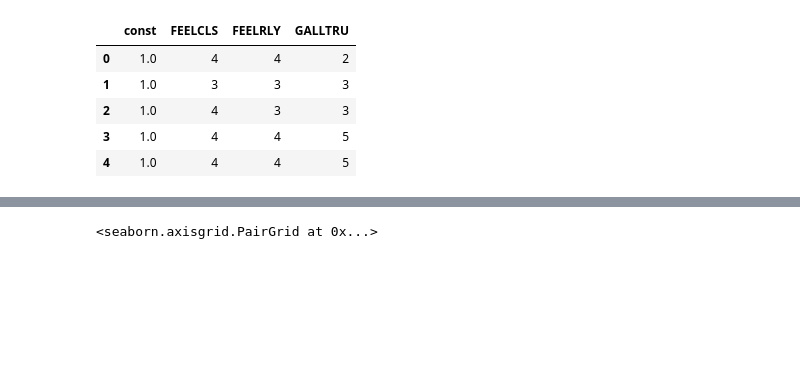
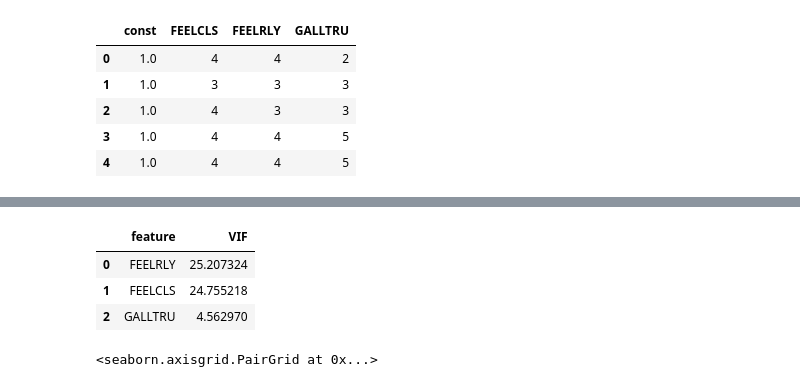
Before and after one commit to Steph-Raider/Economics2020, a Jupyter notebook: FEELTRU_analysis.ipynb, the cells around one changed output, grey strips where cells are left out. Saved outputs shown, nothing was run; the diff lists cells and outputs as text; code cells hidden in the pictures; blank space fills up the shorter version.

```diff
--- a/FEELTRU_analysis.ipynb
+++ b/FEELTRU_analysis.ipynb
@@ -96,6 +96,20 @@ OLS Regression Results
 | Kurtosis: | 2.873 | Cond. No. | 41.0 |
 Notes:
 [1] Standard Errors assume that the covariance matrix of the errors is correctly specified.
+# %%
+df = df[~df.isin([np.nan, np.inf, -np.inf]).any(1)]
+# %%
+X_variables = df[['FEELRLY','FEELCLS','GALLTRU']]
+# %%
+vif_data = pd.DataFrame()
+vif_data["feature"] = X_variables.columns
+vif_data["VIF"] = [variance_inflation_factor(X_variables.values, i) for i in range(len(X_variables.columns))]
+vif_data
+# %% [output]
+|  | feature | VIF |
+| 0 | FEELRLY | 25.207324 |
+| 1 | FEELCLS | 24.755218 |
+| 2 | GALLTRU | 4.562970 |
 # %%
 sns.pairplot(df)
 # %% [output]
```
Also changed, not shown: parts of 1 cell of this notebook.
